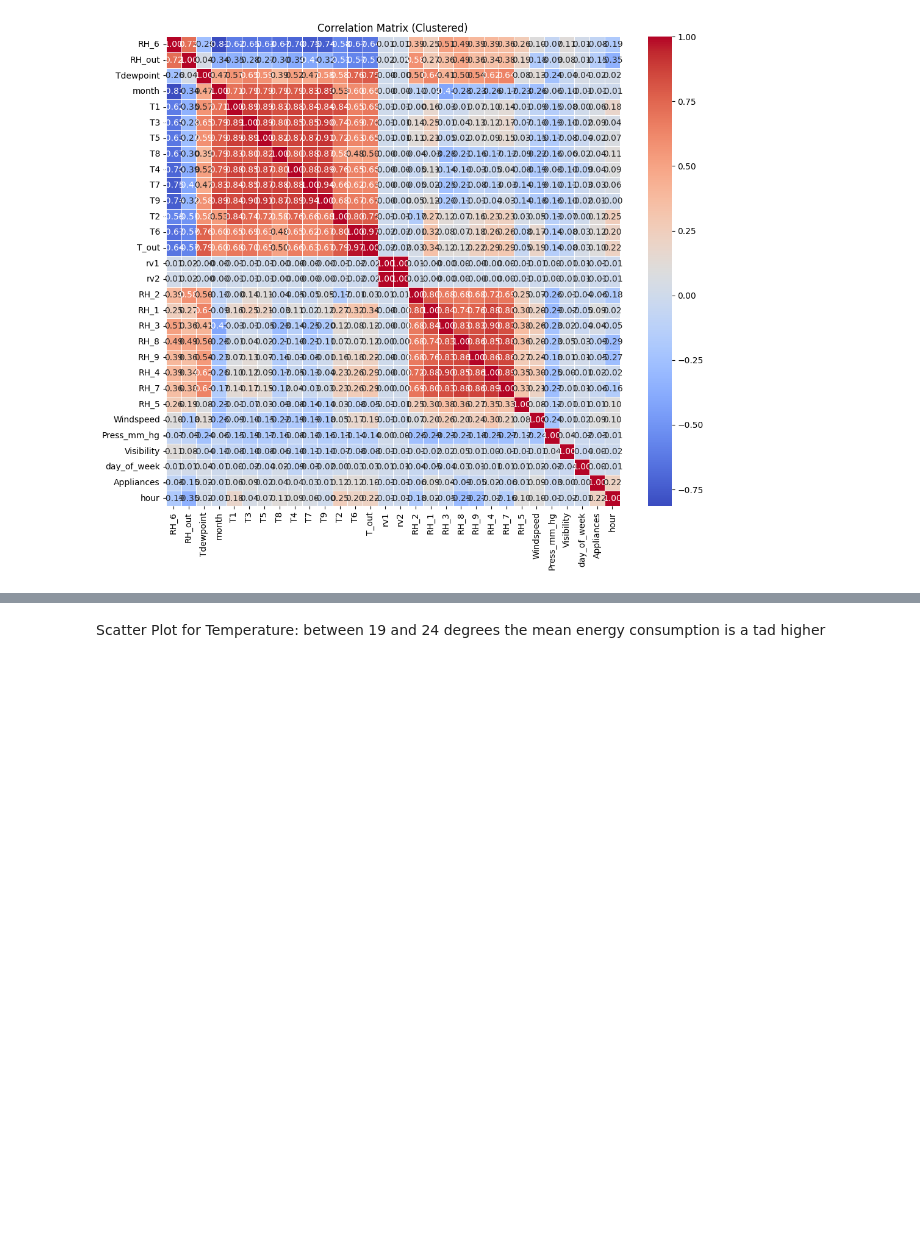
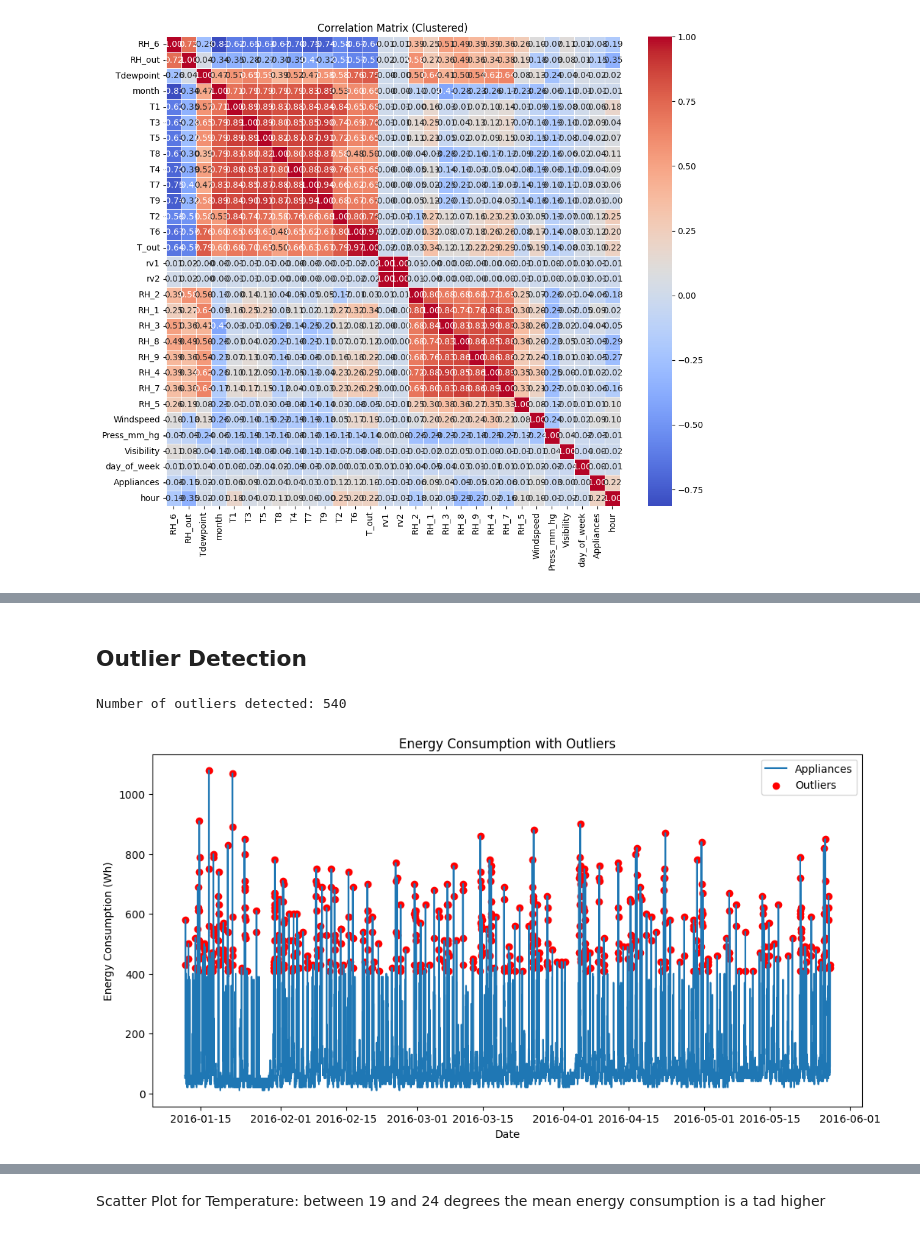
Before and after one commit to BianchiLuca28/EnergyConsumptionForecast, a Jupyter notebook: notebooks/analysis_and_model_creation.ipynb, the cells around one changed output, grey strips where cells are left out. Drawn from its saved outputs; the diff is of its cells as text; code cells hidden in the pictures; blank space fills up the shorter version.

Commit message:
added analysis for outliers

```diff
--- a/notebooks/analysis_and_model_creation.ipynb
+++ b/notebooks/analysis_and_model_creation.ipynb
@@ -270,0 +272,24 @@ plt.show()
+# %% [markdown]
+## Outlier Detection
+# %%
+df['zscore_appliances'] = zscore(df['Appliances'])
+
+# Define threshold for identifying outliers
+threshold = 3
+
+# Identify outliers
+outliers = df[np.abs(df['zscore_appliances']) > threshold]
+print(f'Number of outliers detected: {len(outliers)}')
+
+# Plot outliers
+plt.figure(figsize=(12,6))
+plt.plot(df.index, df['Appliances'], label='Appliances')
+plt.scatter(outliers.index, outliers['Appliances'], color='red', label='Outliers')
+plt.xlabel('Date')
+plt.ylabel('Energy Consumption (Wh)')
+plt.title('Energy Consumption with Outliers')
+plt.legend()
+plt.show()
+# %% [output]
+Number of outliers detected: 540
+[figure, added]
```
Also changed, not shown: parts of 15 cells of this notebook.
